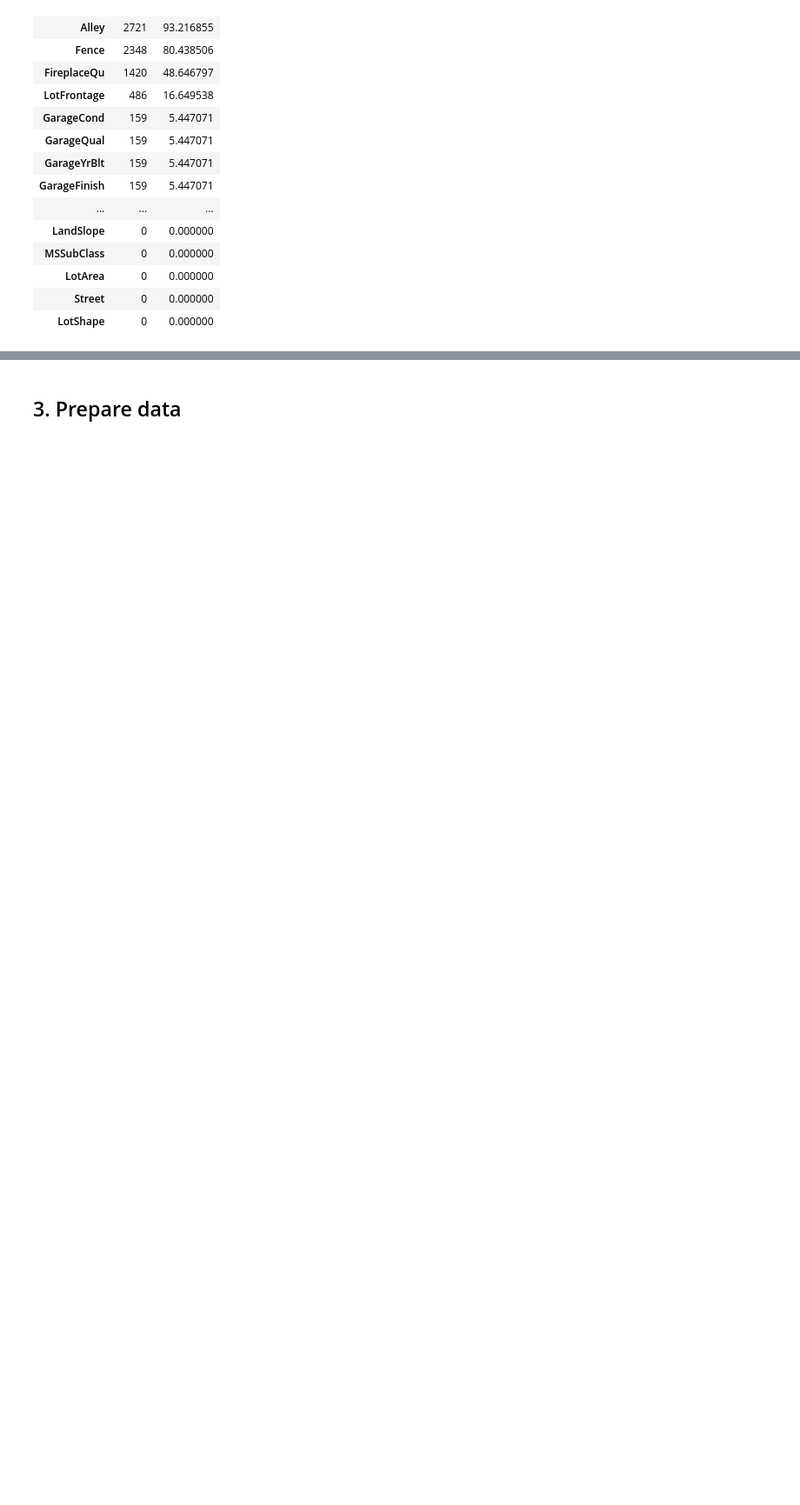
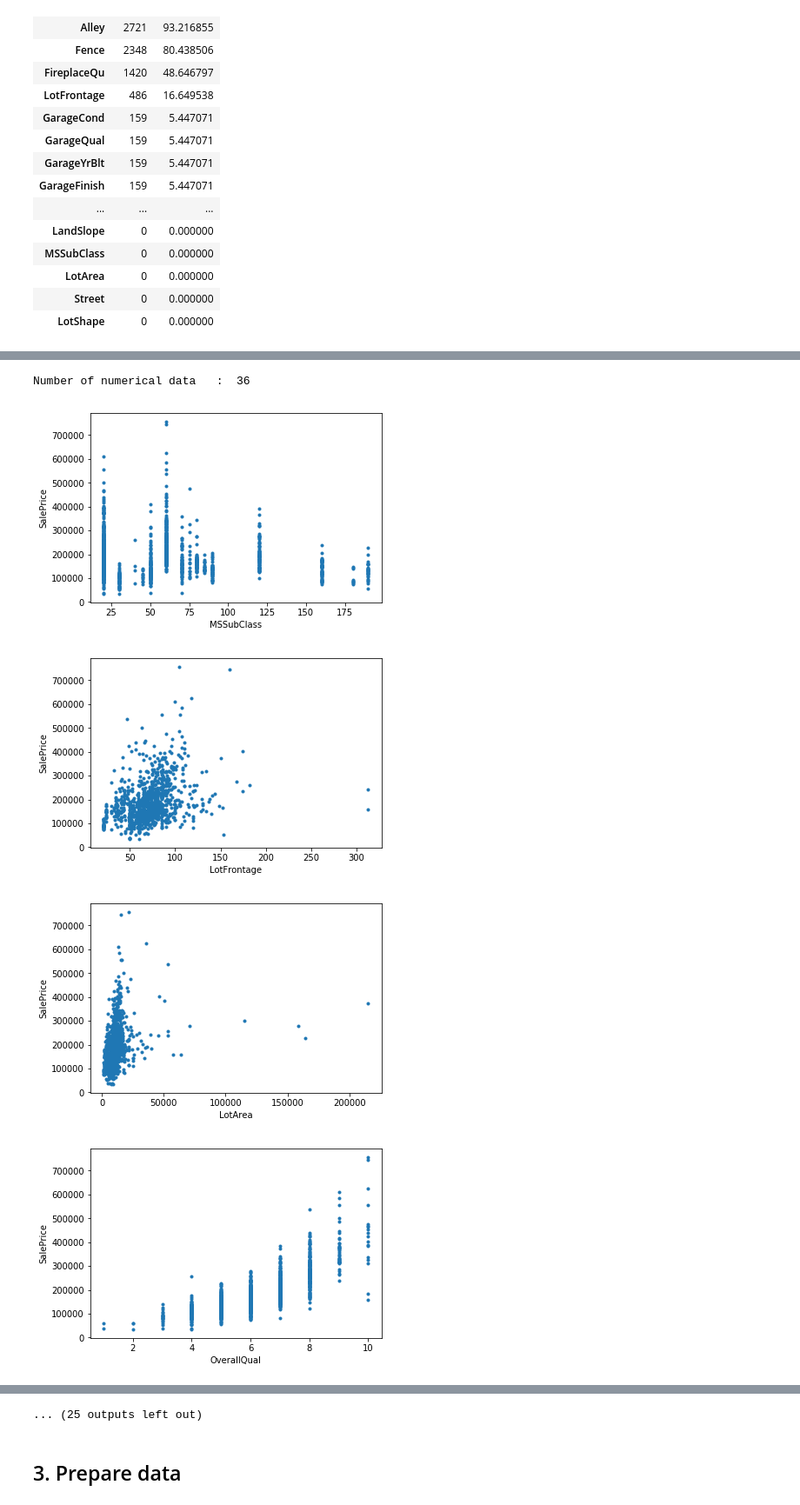
Before and after one commit to joseucsp/Kaggle-House-Prices, a Jupyter notebook: mod1.ipynb, the cells around one changed output, grey strips where cells are left out. Shown at 87% size. Cells and saved outputs as stored; diff of their text form; code cells hidden in the pictures; blank space fills up the shorter version.

```diff
--- a/mod1.ipynb
+++ b/mod1.ipynb
@@ -73,0 +88,16 @@ missing_data_perc.head(40)
+# %%
+numerical_data    = [var for var in all_data.columns if all_data.dtypes[var] != 'object']
+
+numerical_data.remove('Id')
+print('Number of numerical data   : ', len(numerical_data))
+for name in numerical_data:
+    plt.figure()
+    plt.xlabel(name)
+    plt.ylabel('SalePrice')
+    plt.plot(train_data[name].values, train_data['SalePrice'].values, 'o',markersize=3)
+# %% [output]
+Number of numerical data   :  36
+[figure, added]
+[figure, added]
+[figure, added]
+[figure, added]
@@ -74,3 +111,4 @@ missing_data_perc.head(40)
+... (25 outputs left out)
 # %% [markdown]
 ## 3. Prepare data
 # %% [markdown]
```
Also changed, not shown: parts of 21 cells of this notebook, 5 other files.
